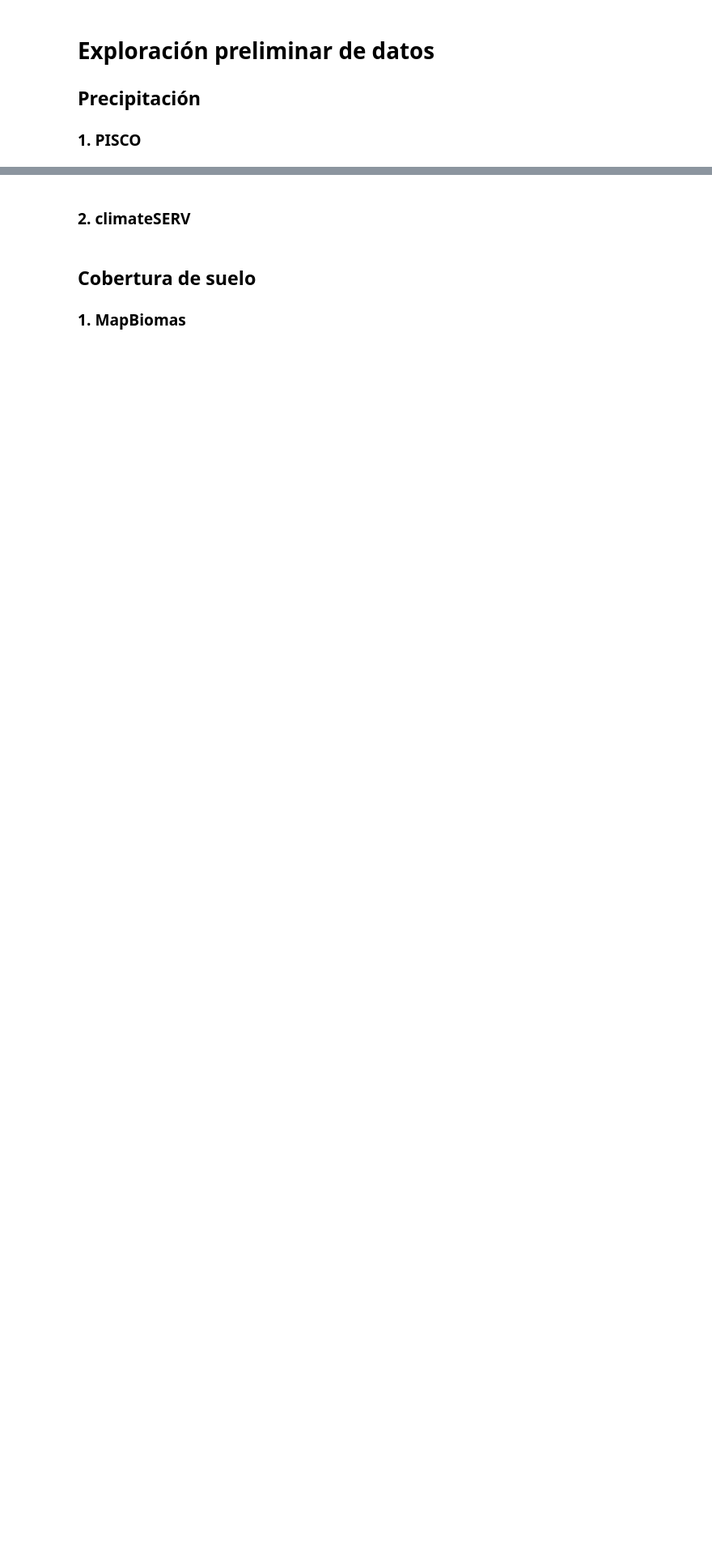
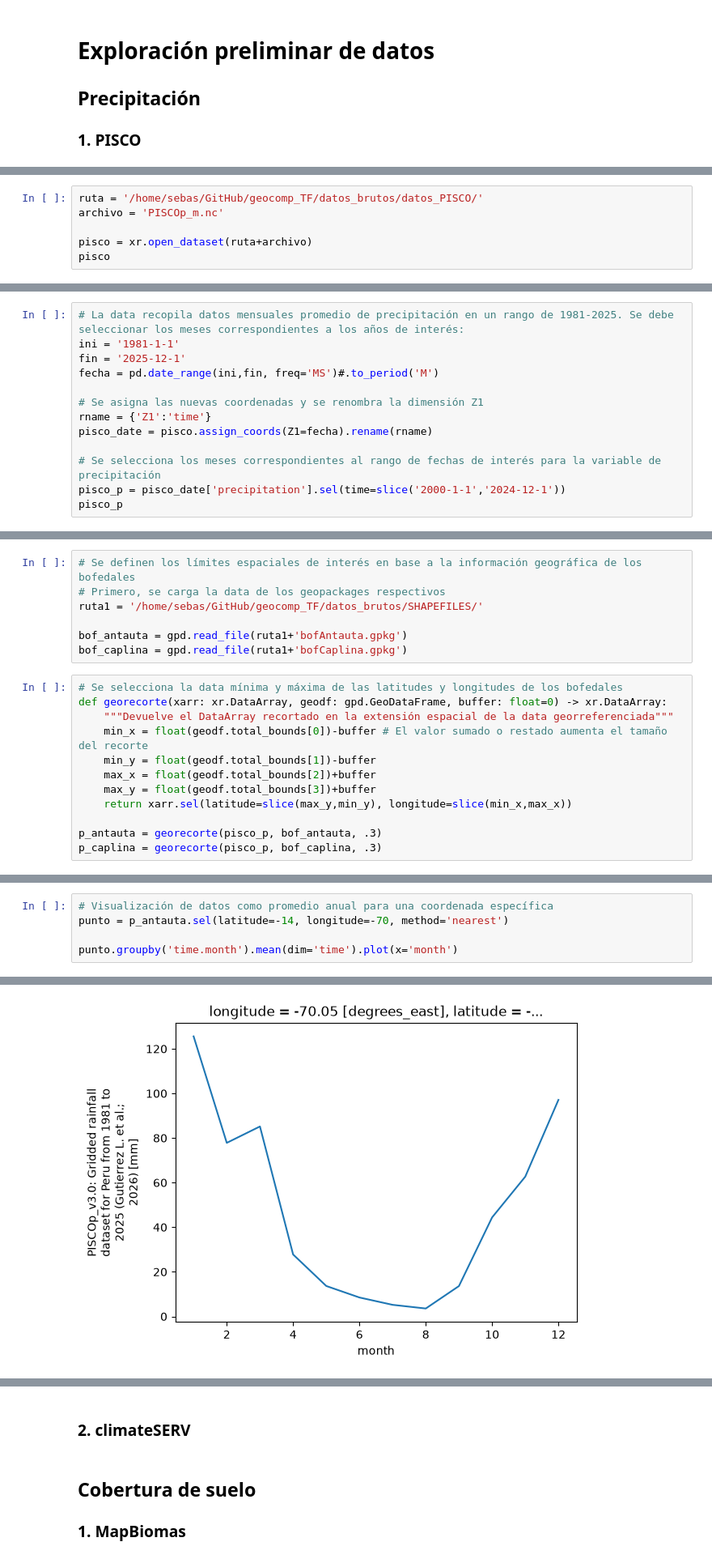
Before and after one commit to SALINASSebas/geocomp_TF, a Jupyter notebook: project_dataSearch.ipynb, the cells around one changed output, grey strips where cells are left out. Shown at 81% size. Drawn from its saved outputs; the diff is of its cells as text; blank space fills up the shorter version.

Commit message:
Avance de exploración PISCO

```diff
--- a/project_dataSearch.ipynb
+++ b/project_dataSearch.ipynb
@@ -20,0 +80,6 @@ Los datos recogidos provienen de las siguientes fuentes:
+# %%
+ruta = '/home/sebas/GitHub/geocomp_TF/datos_brutos/datos_PISCO/'
+archivo = 'PISCOp_m.nc'
+
+pisco = xr.open_dataset(ruta+archivo)
+pisco
@@ -20,0 +100,13 @@ Los datos recogidos provienen de las siguientes fuentes:
+# %%
+# La data recopila datos mensuales promedio de precipitación en un rango de 1981-2025. Se debe seleccionar los meses correspondientes a los años de interés:
+ini = '1981-1-1'
+fin = '2025-12-1'
+fecha = pd.date_range(ini,fin, freq='MS')#.to_period('M')
+
+# Se asigna las nuevas coordenadas y se renombra la dimensión Z1
+rname = {'Z1':'time'}
+pisco_date = pisco.assign_coords(Z1=fecha).rename(rname)
+
+# Se selecciona los meses correspondientes al rango de fechas de interés para la variable de precipitación
+pisco_p = pisco_date['precipitation'].sel(time=slice('2000-1-1','2024-12-1'))
+pisco_p
@@ -20,0 +124,19 @@ Los datos recogidos provienen de las siguientes fuentes:
+# %%
+# Se definen los límites espaciales de interés en base a la información geográfica de los bofedales
+# Primero, se carga la data de los geopackages respectivos
+ruta1 = '/home/sebas/GitHub/geocomp_TF/datos_brutos/SHAPEFILES/'
+
+bof_antauta = gpd.read_file(ruta1+'bofAntauta.gpkg')
+bof_caplina = gpd.read_file(ruta1+'bofCaplina.gpkg')
+# %%
+# Se selecciona la data mínima y máxima de las latitudes y longitudes de los bofedales
+def georecorte(xarr: xr.DataArray, geodf: gpd.GeoDataFrame, buffer: float=0) -> xr.DataArray:
+    """Devuelve el DataArray recortado en la extensión espacial de la data georreferenciada"""
+    min_x = float(geodf.total_bounds[0])-buffer # El valor sumado o restado aumenta el tamaño del recorte
+    min_y = float(geodf.total_bounds[1])-buffer
+    max_x = float(geodf.total_bounds[2])+buffer
+    max_y = float(geodf.total_bounds[3])+buffer
+    return xarr.sel(latitude=slice(max_y,min_y), longitude=slice(min_x,max_x))
+
+p_antauta = georecorte(pisco_p, bof_antauta, .3)
+p_caplina = georecorte(pisco_p, bof_caplina, .3)
@@ -20,0 +157,6 @@ Los datos recogidos provienen de las siguientes fuentes:
+# %%
+# Visualización de datos como promedio anual para una coordenada específica
+punto = p_antauta.sel(latitude=-14, longitude=-70, method='nearest')
+
+punto.groupby('time.month').mean(dim='time').plot(x='month')
+# %% [output]
@@ -20,0 +164 @@ Los datos recogidos provienen de las siguientes fuentes:
+[figure, added]
```
Also changed, not shown: parts of 9 cells of this notebook, 11 other files.
